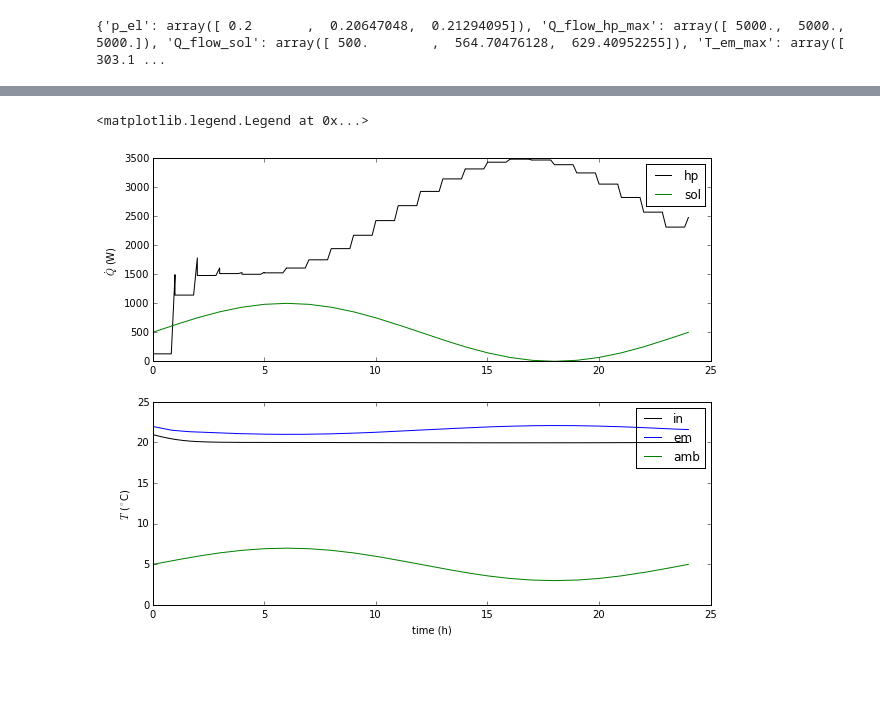
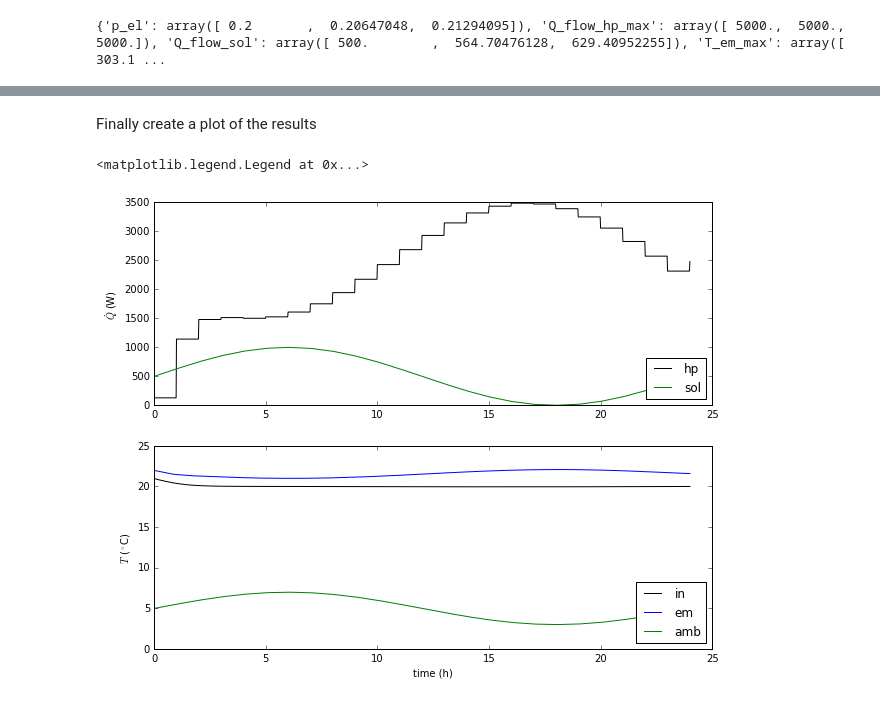
Before and after one commit to BrechtBa/mpcpy, a Jupyter notebook: examples/example.ipynb, the cells around one changed output, grey strips where cells are left out. Cells and saved outputs as stored; diff of their text form; code cells hidden in the pictures; blank space fills up the shorter version.

```diff
--- a/examples/example.ipynb
+++ b/examples/example.ipynb
@@ -26,14 +70,26 @@ dymola.compile('example')
 # %%
 emulator = mpcpy.Emulator(dymola,['T_amb','Q_flow_sol','Q_flow_hp'])
-inp = {'time': [0., 3600., 7200.], 'T_amb': [273.15, 274.15, 275.15], 'Q_flow_sol': [500., 400., 300.], 'Q_flow_hp': [4000., 4000., 4000.]}
-emulator_parameters = {'C_em.C': 10e6, 'C_in.C': 5e6, 'UA_in_amb.G': 200, 'UA_em_in.G': 1600}
+
+emulator_parameters = {'C_em.C': 10e6,
+                       'C_in.C': 5e6,
+                       'UA_in_amb.G': 200,
+                       'UA_em_in.G': 1600}
+
 emulator.set_parameters(emulator_parameters)
 
 emulator_initialconditions = {'C_em.T': 22+273.15, 'C_in.T': 21+273.15}
 emulator.set_initial_conditions(emulator_initialconditions)
 
 emulator.initialize()
-emulator(inp)
+
+# test
+# some input signals for testing
+inp = {'time': [0., 3600., 7200.],
+       'T_amb': [273.15, 274.15, 275.15],
+       'Q_flow_sol': [500., 400., 300.],
+       'Q_flow_hp': [4000., 4000., 4000.]}
+
+emulator(np.arange(0.,7201.,1200.),inp)
 
 print( emulator.res['time'] )
 print( emulator.res['C_in.T'] )
@@ -181,7 +302,12 @@ print( control(0) )
 # %%
-mpc = mpcpy.MPC(emulator,control,boundaryconditions,emulationtime=1*24*3600.,resulttimestep=600)
+mpc = mpcpy.MPC(emulator,
+                control,
+                boundaryconditions,
+                emulationtime=1*24*3600.,
+                resulttimestep=60)
+
+#run the mpc
 res = mpc()
-print(res['Q_flow_hp'])
 # %% [output]
 Run MPC                                                                        |
 --------------------------------------------------------------------------------  done
@@ -203,21 +314,20 @@ Run MPC                                                                        |
+# %% [markdown]
+Finally create a plot of the results
 # %%
-%matplotlib inline
-import matplotlib.pyplot as plt
-
 plt.figure(figsize=(10,8))
 ax = plt.subplot(211)
 ax.plot(res['time']/3600,res['Q_flow_hp'],'k',label='hp')
 ax.plot(res['time']/3600,res['Q_flow_sol'],'g',label='sol')
 ax.set_ylabel('$\dot{Q}$ (W)')
-plt.legend()
+plt.legend(loc='lower right')
 
 ax = plt.subplot(212)
 ax.plot(res['time']/3600,res['C_in.T']-273.17,'k',label='in')
 ax.plot(res['time']/3600,res['C_em.T']-273.17,'b',label='em')
 ax.plot(res['time']/3600,res['T_amb']-273.17,'g',label='amb')
 ax.set_ylabel('$T$ ($^\circ$C)')
 ax.set_xlabel('time (h)')
-plt.legend()
+plt.legend(loc='lower right')
 # %% [output]
 <matplotlib.legend.Legend at 0x...>
-[figure, old version]
+[figure, new version]
```
Also changed, not shown: parts of 23 cells of this notebook, 4 other files.
